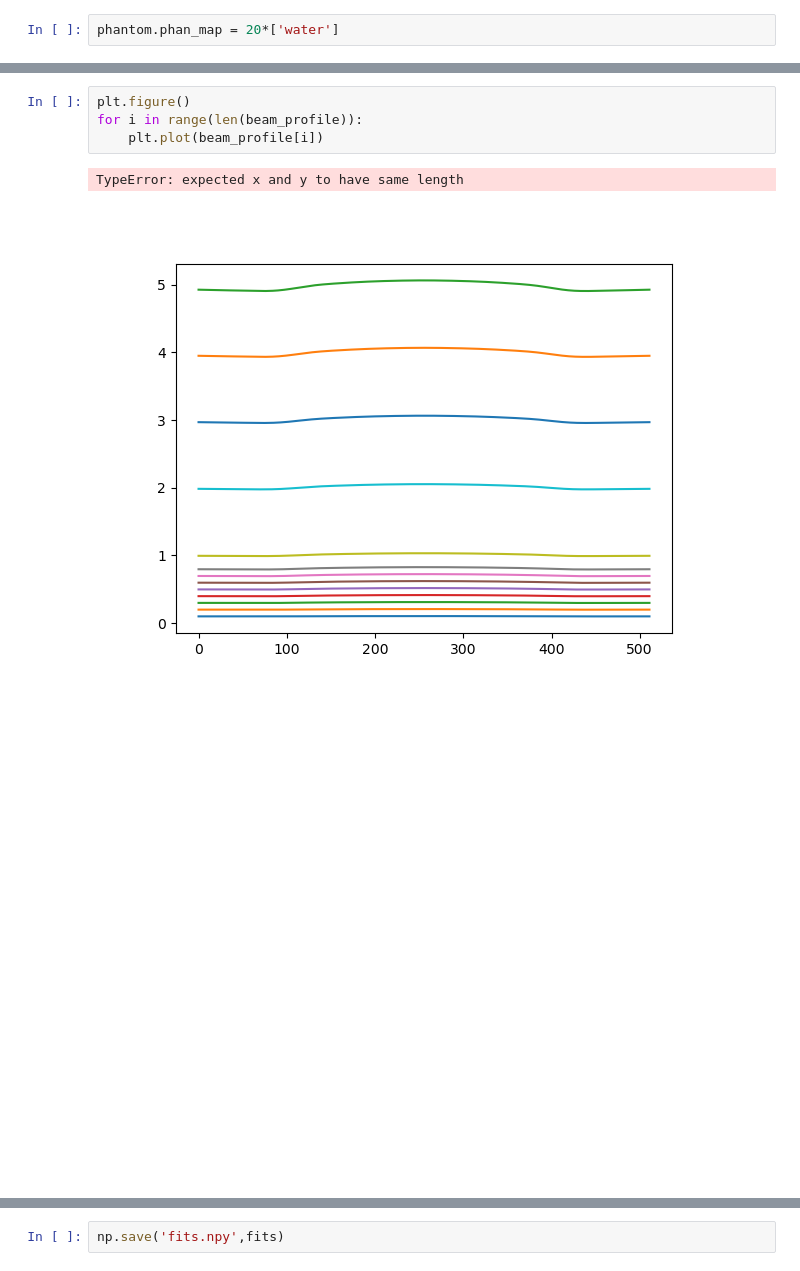
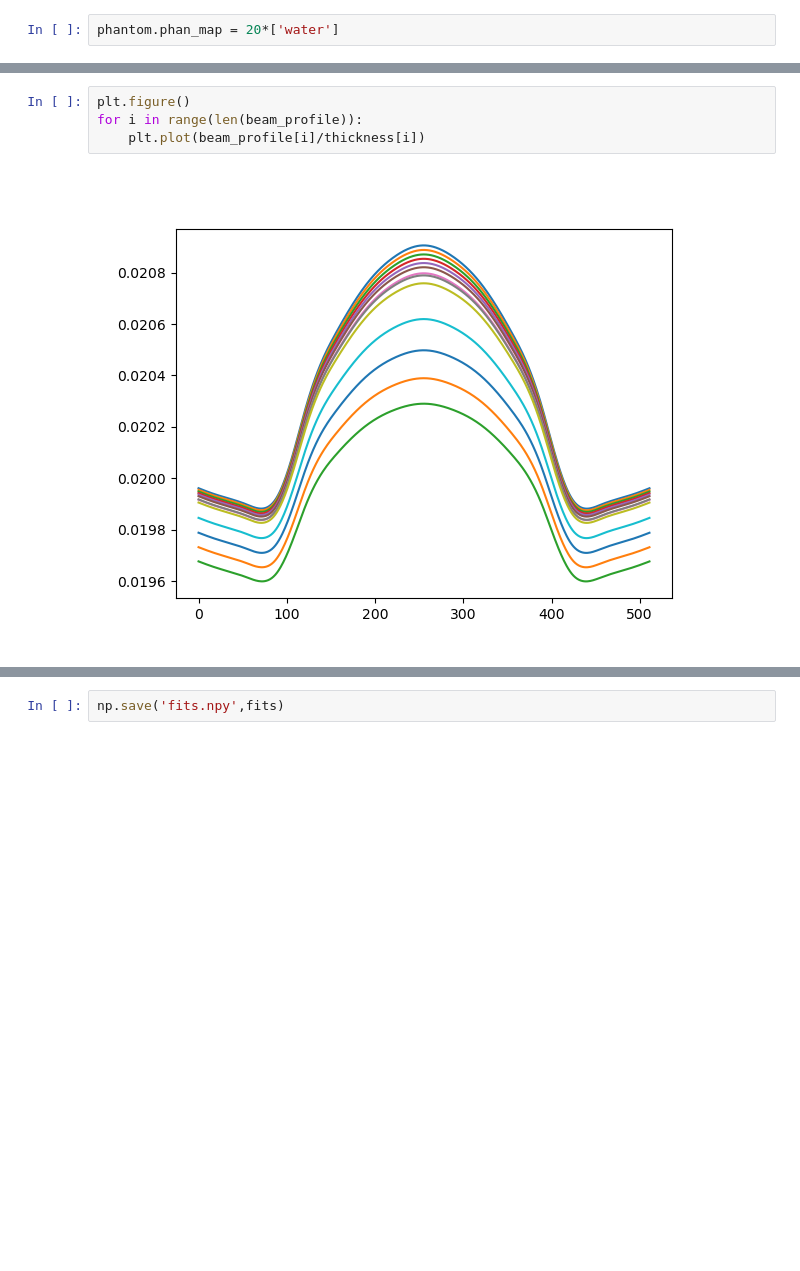
Before and after one commit to jerichooconnell/work-dfci, a Jupyter notebook: 3-jupyter_notebooks_patient/7-bhc/3-simulate_from_XCAT.ipynb, the cells around one changed output, grey strips where cells are left out. Cells and saved outputs as stored; diff of their text form; blank space fills up the shorter version.

```diff
--- a/3-jupyter_notebooks_patient/7-bhc/3-simulate_from_XCAT.ipynb
+++ b/3-jupyter_notebooks_patient/7-bhc/3-simulate_from_XCAT.ipynb
@@ -79,11 +79,9 @@ for nn in [1,2,3,4,5,6,7,8,10,20,30,40,50]:
 # %%
 plt.figure()
 for i in range(len(beam_profile)):
-    plt.plot(beam_profile[i])
+    plt.plot(beam_profile[i]/thickness[i])
 # %% [output]
-TypeError: expected x and y to have same length
-[figure, old version]
+[figure, new version]
-[figure, removed]
 # %%
 # For each thickness make a polynomial fit for each pixel
 x = np.array([beam_profile[i][0] for i in range(len(beam_profile))])
```
Also changed, not shown: parts of 5 cells of this notebook, 4 other files.
